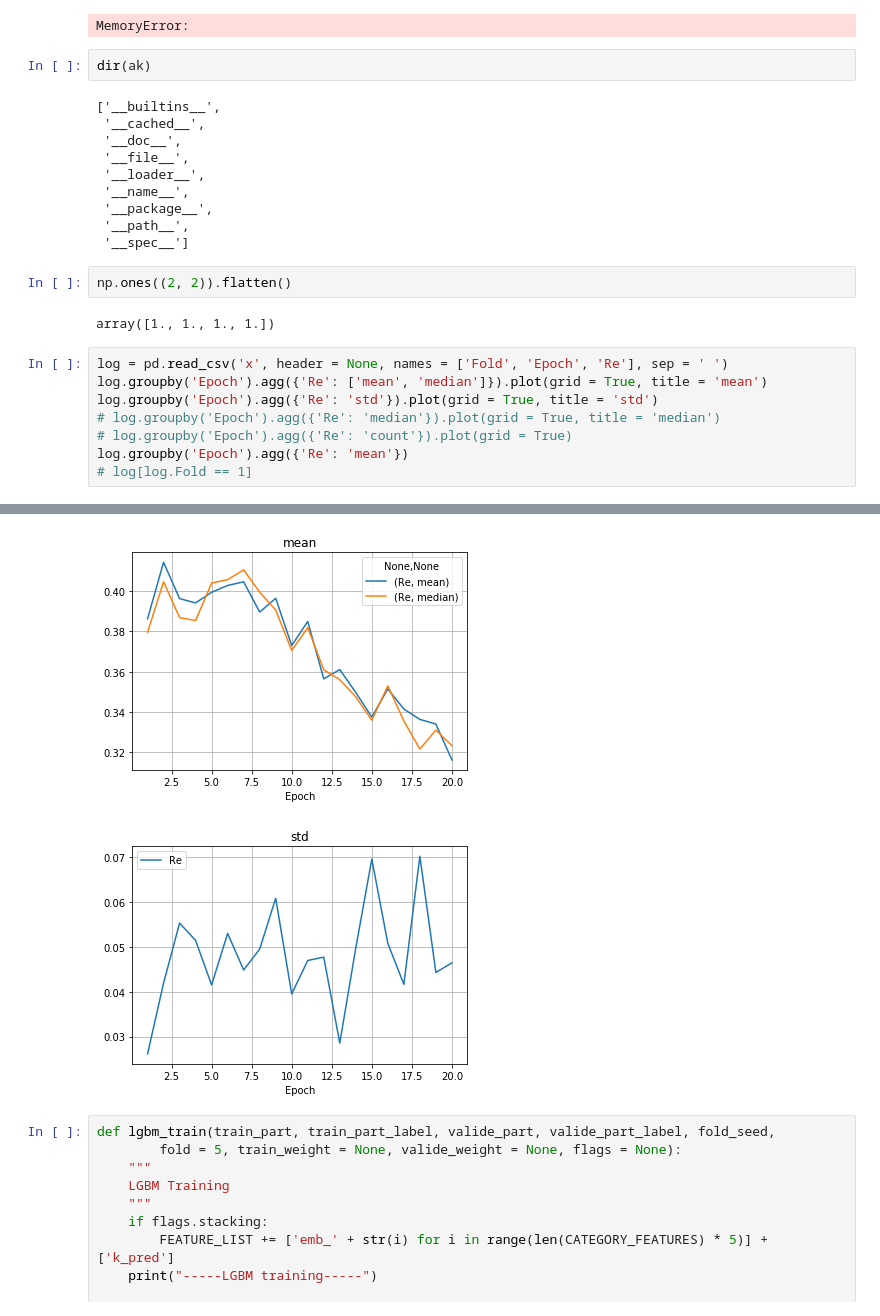
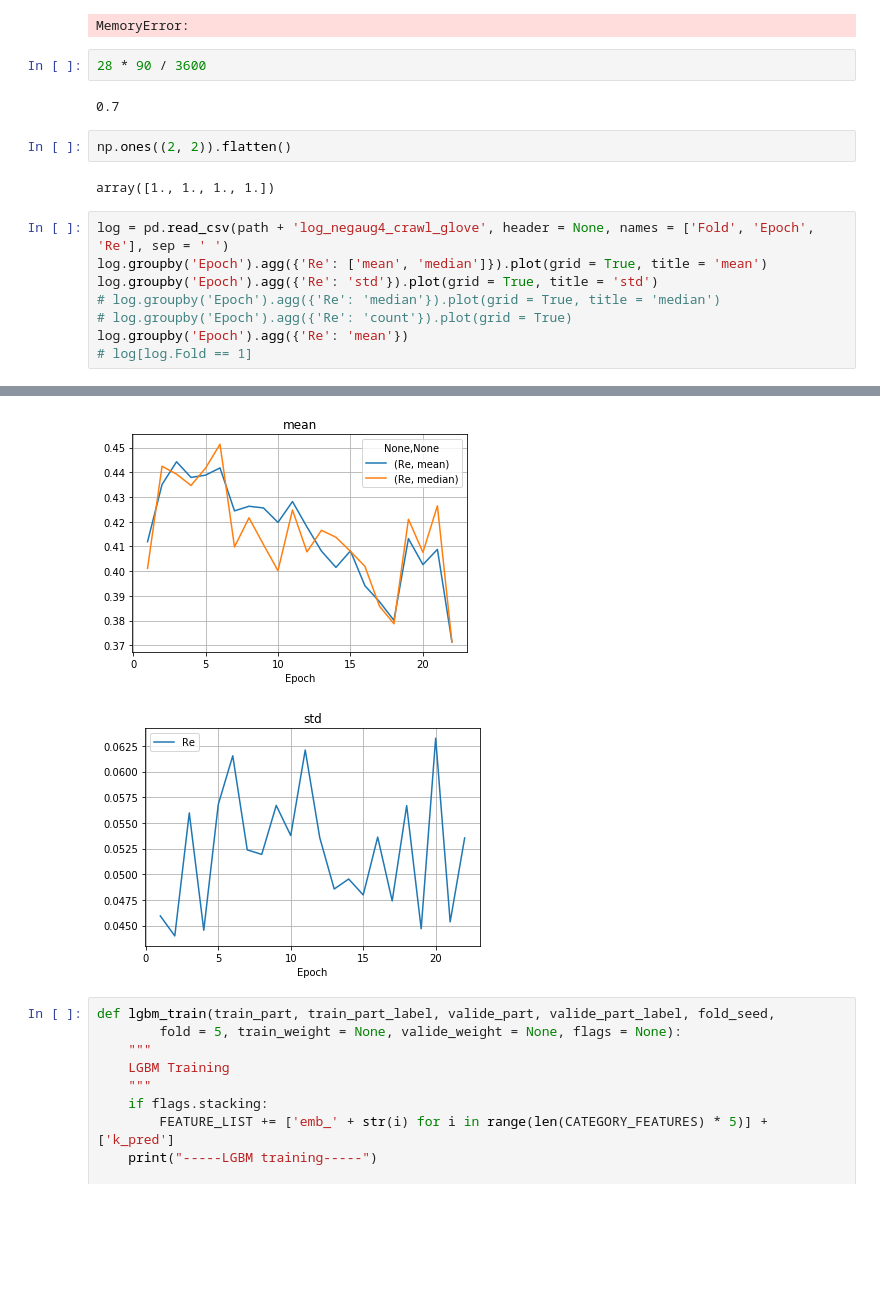
Before and after one commit to ifuding/TC, a Jupyter notebook: ZJC/sub/code/EmbAttrToImagFeaturesClean_GCN_DataB_Clean.ipynb, the cells around one changed output, grey strips where cells are left out. Cells and saved outputs as stored; diff of their text form; blank space fills up the shorter version.

```diff
--- a/ZJC/sub/code/EmbAttrToImagFeaturesClean_GCN_DataB_Clean.ipynb
+++ b/ZJC/sub/code/EmbAttrToImagFeaturesClean_GCN_DataB_Clean.ipynb
@@ -1528,24 +1548,16 @@ Saving model.
 |               Training model 5               |
 +----------------------------------------------+
 MemoryError:
-# %%
-dir(ak)
-# %% [output]
-['__builtins__',
- '__cached__',
- '__doc__',
- '__file__',
- '__loader__',
- '__name__',
- '__package__',
- '__path__',
- '__spec__']
+# %%
+28 * 90 / 3600
+# %% [output]
+0.7
 # %%
 np.ones((2, 2)).flatten()
 # %% [output]
 array([1., 1., 1., 1.])
 # %%
-log = pd.read_csv('x', header = None, names = ['Fold', 'Epoch', 'Re'], sep = ' ')
+log = pd.read_csv(path + 'log_negaug4_crawl_glove', header = None, names = ['Fold', 'Epoch', 'Re'], sep = ' ')
 log.groupby('Epoch').agg({'Re': ['mean', 'median']}).plot(grid = True, title = 'mean')
 log.groupby('Epoch').agg({'Re': 'std'}).plot(grid = True, title = 'std')
 # log.groupby('Epoch').agg({'Re': 'median'}).plot(grid = True, title = 'median')
@@ -1574,5 +1586,5 @@ log.groupby('Epoch').agg({'Re': 'mean'})
-[figure, old version]
+[figure, new version]
-[figure, old version]
+[figure, new version]
 # %%
 def lgbm_train(train_part, train_part_label, valide_part, valide_part_label, fold_seed,
         fold = 5, train_weight = None, valide_weight = None, flags = None):
```
Also changed, not shown: parts of 7 cells of this notebook, 4 other files.
